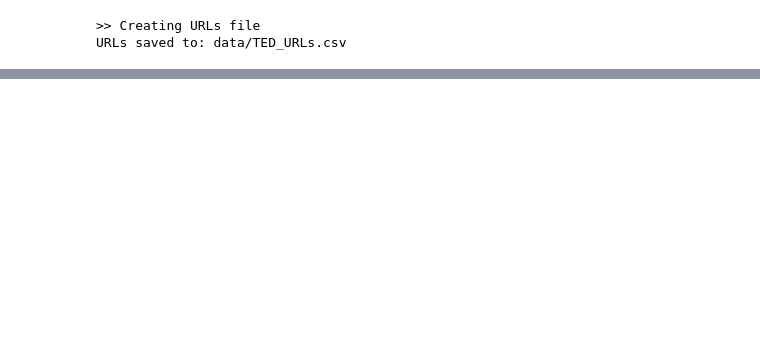
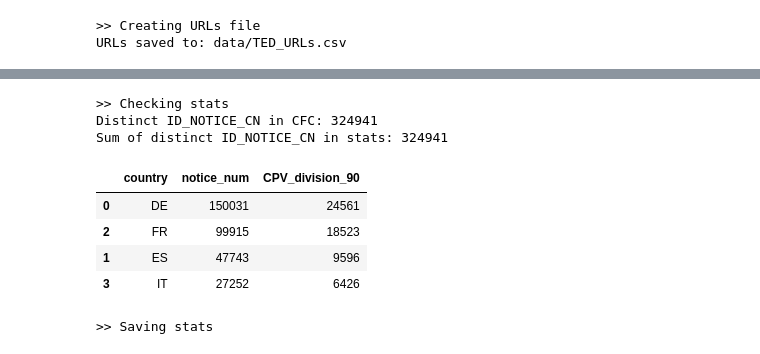
Before and after one commit to roberto-nai/TED-OD-EVENTLOG, a Jupyter notebook: 01_read_opendata.ipynb, the cells around one changed output, grey strips where cells are left out. Drawn from its saved outputs; the diff is of its cells as text; code cells hidden in the pictures; blank space fills up the shorter version.

```diff
--- a/01_read_opendata.ipynb
+++ b/01_read_opendata.ipynb
@@ -229,3 +340,36 @@ URLs saved to: data/TED_URLs.csv
+# %%
+# Checking stats
+print(">> Checking stats")
+print("Distinct ID_NOTICE_CN in CFC:", df_cfc["ID_NOTICE_CN"].nunique())
+print("Sum of distinct ID_NOTICE_CN in stats:", df_stats["notice_num"].sum())
+# df_grouped_cpv_90 = df_stats.groupby('country')[col_cpv_division].sum().reset_index()
+df_country_cpv = df_stats.groupby('country').agg({
+    "notice_num": 'sum',
+    col_cpv_division: 'sum',
+}).reset_index()
+df_country_cpv = df_country_cpv.sort_values(by = col_cpv_division, ascending=False)
+# %% [output]
+>> Checking stats
+Distinct ID_NOTICE_CN in CFC: 324941
+Sum of distinct ID_NOTICE_CN in stats: 324941
+# %%
+df_country_cpv
+# %% [output]
+|  | country | notice_num | CPV_division_90 |
+| 0 | DE | 150031 | 24561 |
+| 2 | FR | 99915 | 18523 |
+| 1 | ES | 47743 | 9596 |
+| 3 | IT | 27252 | 6426 |
+# %%
+print(">> Saving stats")
+path_out = Path(stats_dir) / "TED_CFC_2016-2022_stats.csv"
+df_stats.to_csv(path_out, sep=";", index=False)
+path_out = Path(stats_dir) / "TED_CFC_2016-2022_stats.xlsx"
+df_stats.to_excel(path_out, sheet_name="TED_CFC_2016-2022_stats", index=False)
+path_out = Path(stats_dir) / f"TED_CFC_2016-2022_cpv_{cpv_division}.csv"
+df_country_cpv.to_csv(path_out, sep=";", index=False)
+# %% [output]
+>> Saving stats
 # %%
 # program end
 end_time = datetime.now().replace(microsecond=0)
```
Also changed, not shown: parts of 13 cells of this notebook, 8 other files.
